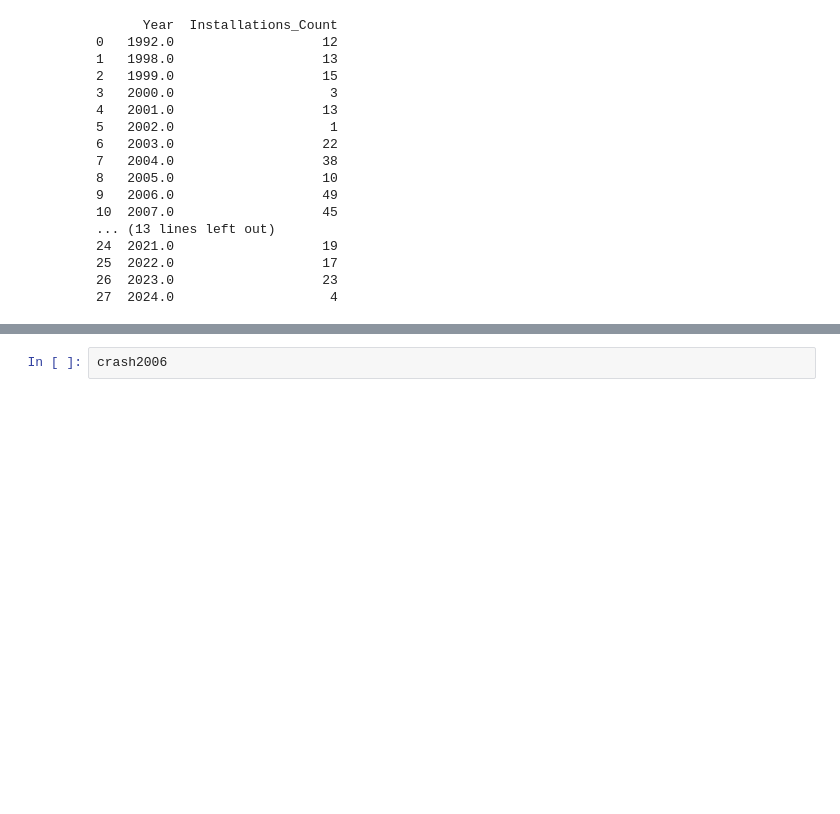
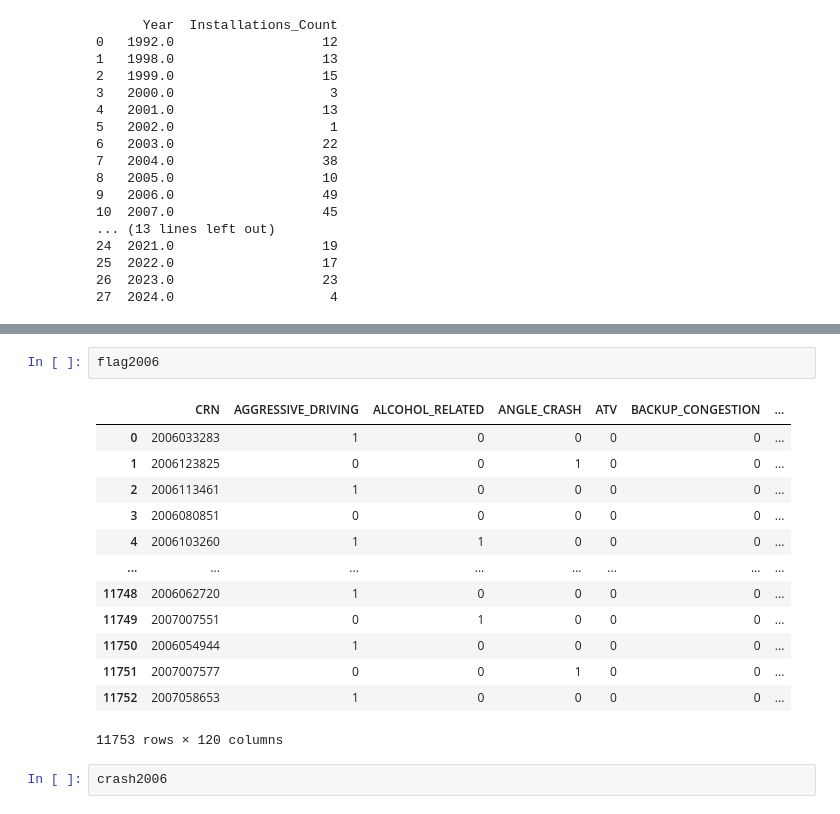
Before and after one commit to hahuynh1/Data-Science-ITS-Capstone, a Jupyter notebook: ITS.ipynb, the cells around one changed output, grey strips where cells are left out. Saved outputs shown, nothing was run; the diff lists cells and outputs as text; blank space fills up the shorter version.

```diff
--- a/ITS.ipynb
+++ b/ITS.ipynb
@@ -131,3 +149,19 @@ crash2010 with shape: (11070, 100)
+# %%
+flag2006
+# %% [output]
+|  | CRN | AGGRESSIVE_DRIVING | ALCOHOL_RELATED | ANGLE_CRASH | ATV | BACKUP_CONGESTION | ... |
+| 0 | 2006033283 | 1 | 0 | 0 | 0 | 0 | ... |
+| 1 | 2006123825 | 0 | 0 | 1 | 0 | 0 | ... |
+| 2 | 2006113461 | 1 | 0 | 0 | 0 | 0 | ... |
+| 3 | 2006080851 | 0 | 0 | 0 | 0 | 0 | ... |
+| 4 | 2006103260 | 1 | 1 | 0 | 0 | 0 | ... |
+| ... | ... | ... | ... | ... | ... | ... | ... |
+| 11748 | 2006062720 | 1 | 0 | 0 | 0 | 0 | ... |
+| 11749 | 2007007551 | 0 | 1 | 0 | 0 | 0 | ... |
+| 11750 | 2006054944 | 1 | 0 | 0 | 0 | 0 | ... |
+| 11751 | 2007007577 | 0 | 0 | 1 | 0 | 0 | ... |
+| 11752 | 2007058653 | 1 | 0 | 0 | 0 | 0 | ... |
+11753 rows × 120 columns
 # %%
 crash2006
 # %% [output]
```
Also changed, not shown: parts of 28 cells of this notebook.
